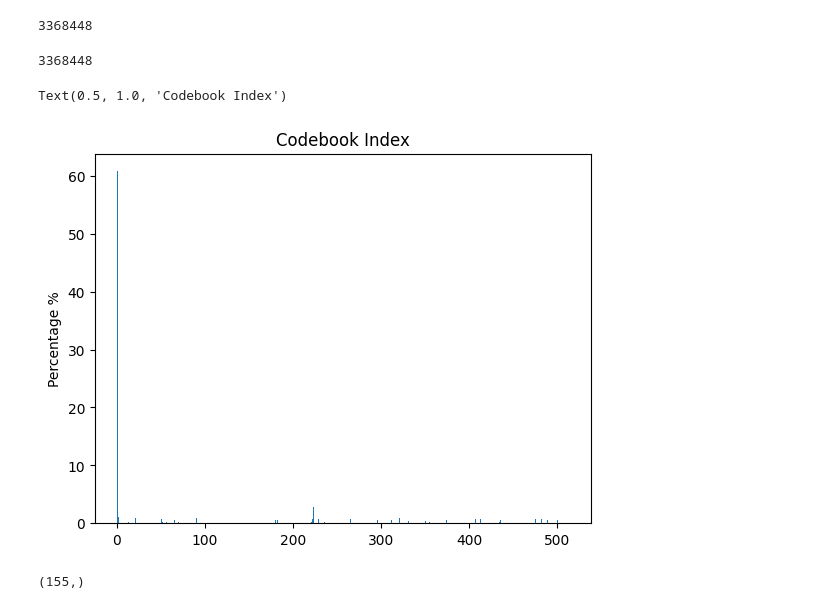
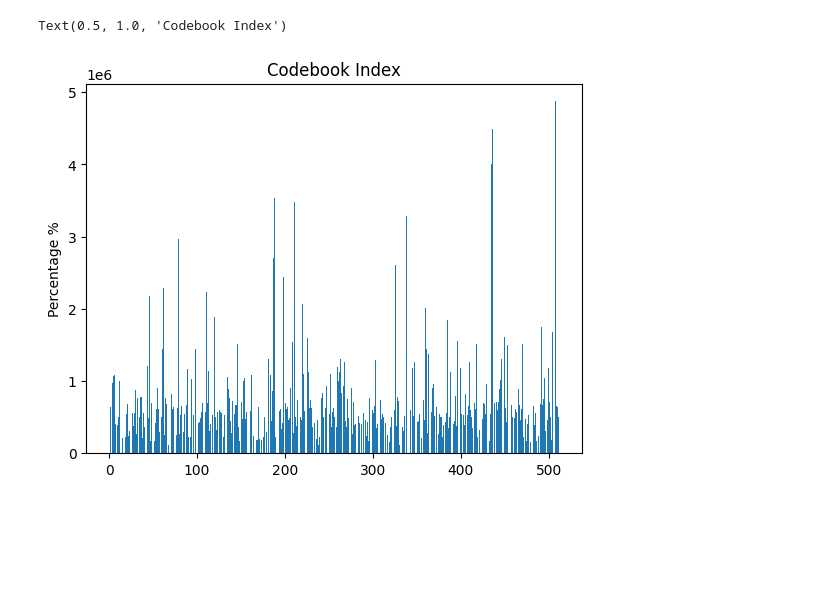
Before and after one commit to Streakfull/3DPerception, a Jupyter notebook: EvaluateCodeBook.ipynb, the cells around one changed output. Drawn from its saved outputs; the diff is of its cells as text; code cells hidden in the pictures; blank space fills up the shorter version.

```diff
--- a/EvaluateCodeBook.ipynb
+++ b/EvaluateCodeBook.ipynb
@@ -45,9 +46,9 @@ dataset = trainer.data_loader_handler.dataset
 len(dataset)
 global_dict = {}
 patched_dict = {}
-indices = np.arange(1,513)
+indices = np.arange(0,513)
 for index in indices:
     global_dict[f"{index}"] = 0
     patched_dict[f"{index}"] = 0
 
-#global_dict
+global_dict
@@ -74,14 +111,10 @@ with open(f"./src/testVisuals/patched_indices.json", "w") as file1:
 k = np.array(list(global_dict.values())).sum()
 # %%
 k
-# %% [output]
-3368448
 # %%
 k = np.array(list(patched_dict.values())).sum()
 # %%
 k
-# %% [output]
-3368448
 # %%
 for index in indices:
     global_dict[f"{index}"] =  global_dict[f"{index}"]*100
@@ -89,20 +122,18 @@ for index in indices:
 # %%
 import matplotlib.pyplot as plt
 
 fig, ax = plt.subplots()
 
-percentages = np.array(list(patched_dict.values()))
+percentages = np.array(list(global_dict.values()))
 ax.bar(indices, percentages)
 ax.set_ylabel('Percentage %')
 ax.set_title('Codebook Index')
 # %% [output]
 Text(0.5, 1.0, 'Codebook Index')
-[figure, old version]
+[figure, new version]
 # %%
 percentages = np.array(list(global_dict.values()))
 # %%
 percentages[percentages==0].shape
-# %% [output]
-(155,)
 # %%
 155/512
```
Also changed, not shown: parts of 5 cells of this notebook, 7 other files.
